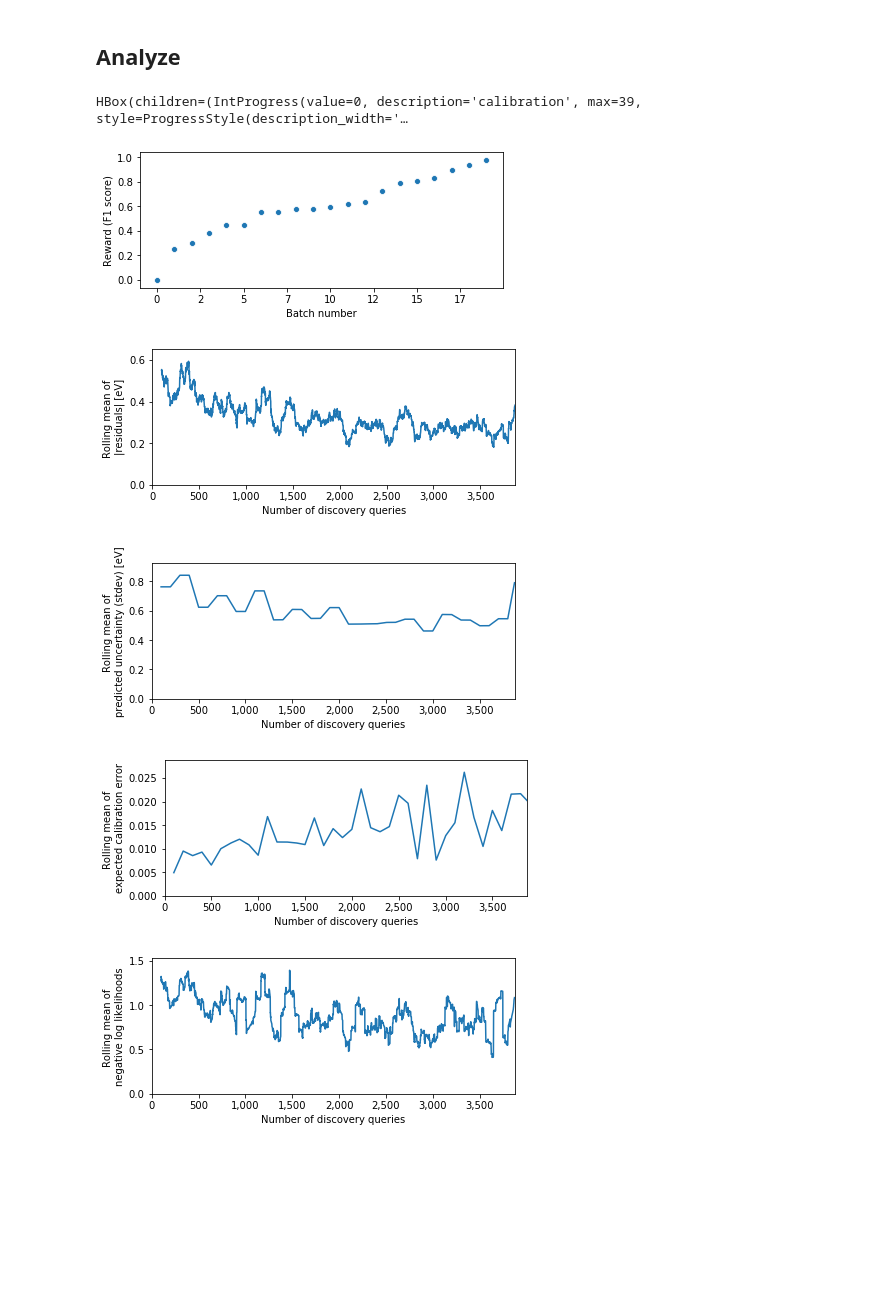
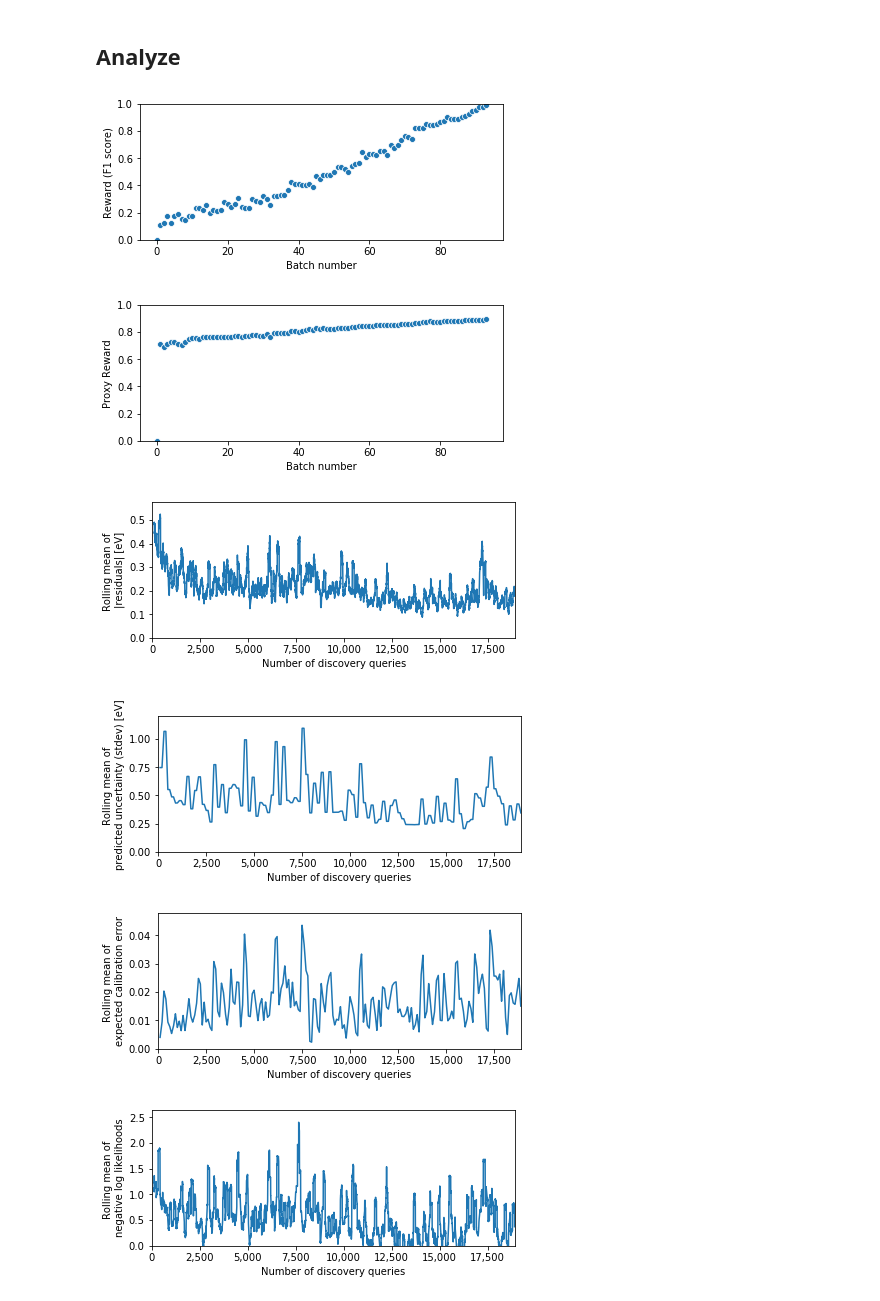
Before and after one commit to ulissigroup/catalyst-acquisitions, a Jupyter notebook: notebooks/TPOT_heuristic/TPOT_heuristic.ipynb, the cells around one changed output. Saved outputs shown, nothing was run; the diff lists cells and outputs as text; code cells hidden in the pictures; blank space fills up the shorter version.

Commit message:
Redo TPOT hallucination on CO data

```diff
--- a/notebooks/TPOT_heuristic/TPOT_heuristic.ipynb
+++ b/notebooks/TPOT_heuristic/TPOT_heuristic.ipynb
@@ -9,25 +6,22 @@ sys.path.append('..')
 # Initialization
 ## Hyperparameters for discovery
 # %%
-adsorbate = 'OH'
-target_energy = 1.23  # eV
-# total_size_limit = 600
+adsorbate = 'CO'
+target_energy = -0.67  # eV
 initial_training_size = 200
 batch_size = 200
 quantile_cutoff = 0.95
 # %% [markdown]
 ## Gather validation data
 # %%
-%%cache example_data.pkl training_features, training_labels, training_surfaces, sampling_features, sampling_labels, sampling_surfaces
-
 import random
+import json
 import numpy as np
-from gaspy.gasdb import get_adsorption_docs, get_surface_from_doc
 
 
-docs = get_adsorption_docs(adsorbate)
-# docs = random.sample(docs, total_size_limit)
-random.shuffle(docs)
+with open('../pull_data/%s/%s.json' % (adsorbate, adsorbate), 'r') as file_handle:
+    docs = json.load(file_handle)
+random.Random(42).shuffle(docs)
 
 
 def parse_docs(docs):
@@ -44,7 +38,7 @@ def parse_docs(docs):
     '''
     features = docs
     labels = [doc['energy'] for doc in docs]
-    surfaces = [get_surface_from_doc(doc) for doc in docs]
+    surfaces = [(doc['mpid'], doc['miller'], doc['shift'], doc['top']) for doc in docs]
     return features, labels, surfaces
 
 
@@ -123,11 +87,11 @@ discoverer.load_last_run()
 # %% [markdown]
 ## Analyze
 # %%
-reward_fig, accuracy_fig, uncertainty_fig, calibration_fig, nll_fig = discoverer.plot_performance(window=100)
+reward_fig, proxy_fig, accuracy_fig, uncertainty_fig, calibration_fig, nll_fig = discoverer.plot_performance(window=100)
 # %% [output]
-HBox(children=(IntProgress(value=0, description='calibration', max=39, style=ProgressStyle(description_width='…
-[figure, old version]
+[figure, new version]
-[figure, old version]
+[figure, new version]
-[figure, old version]
+[figure, new version]
-[figure, old version]
+[figure, new version]
-[figure, old version]
+[figure, new version]
+[figure, added]
```
Also changed, not shown: parts of 4 cells of this notebook, 6 other files.
